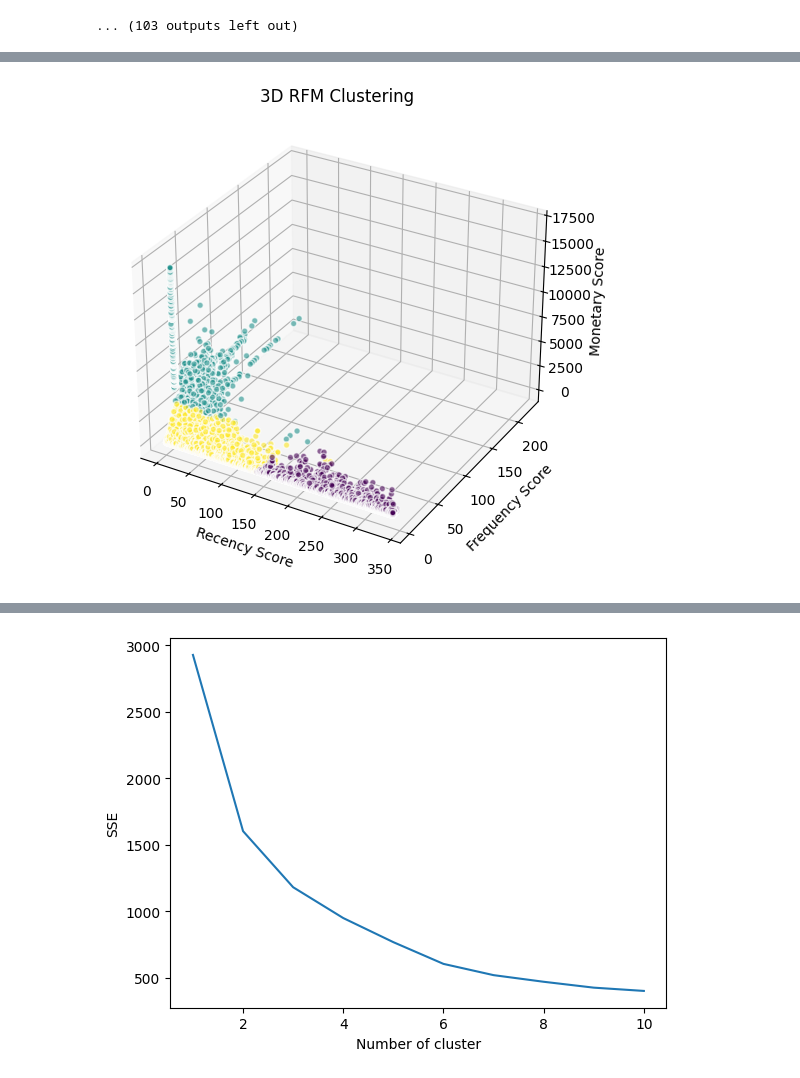
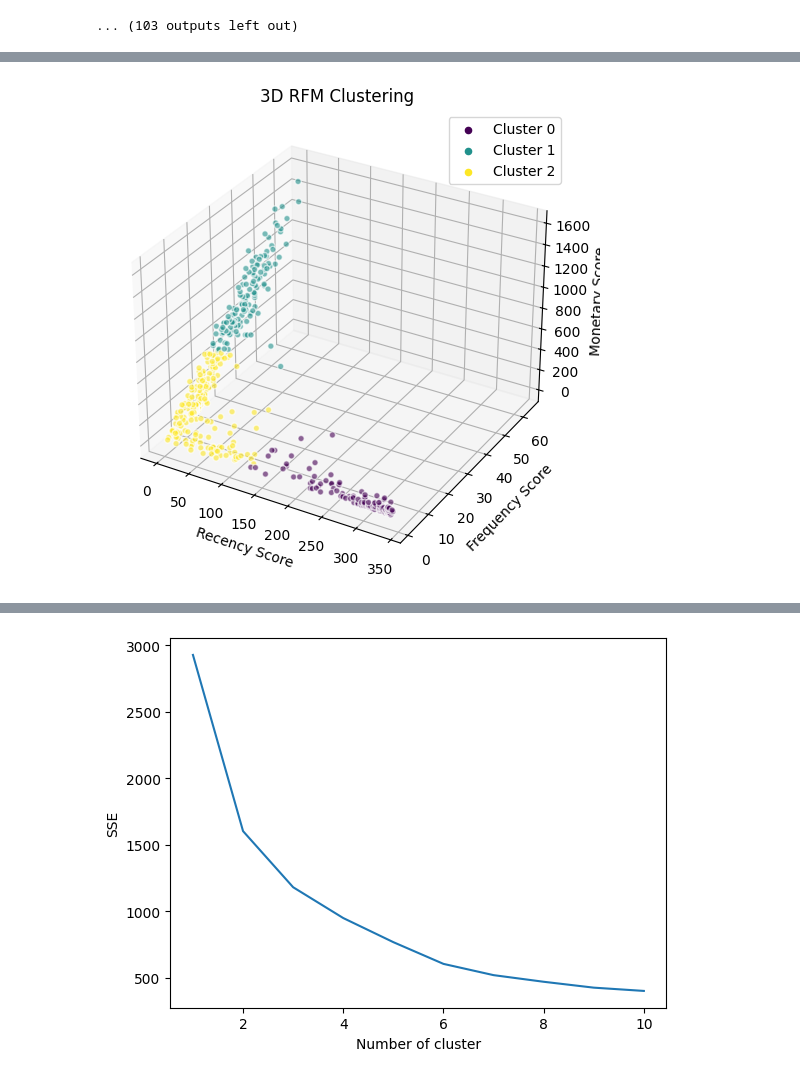
Before and after one commit to UoB-DSMP-2023-24/dsmp-2024-group28, a Jupyter notebook: Related_code/second_dataset/EDA_for_New_Dataset_1.ipynb, the cells around one changed output, grey strips where cells are left out. Drawn from its saved outputs; the diff is of its cells as text; code cells hidden in the pictures.

```diff
--- a/Related_code/second_dataset/EDA_for_New_Dataset_1.ipynb
+++ b/Related_code/second_dataset/EDA_for_New_Dataset_1.ipynb
@@ -362,14 +362,14 @@ print(mean_best_k)
 
 rfm = rfm[~rfm['Third Party Name'].isin(accounts_to_remove)]
 
-k_opt = 3  #This value is the inflection point value in the elbow diagram
-#Applying K-Means clustering
-kmeans = KMeans(n_clusters=k_opt, random_state=42)
-scaler = StandardScaler()
-rfm_scaled = scaler.fit_transform(rfm[['recency', 'frequency', 'monetary']])
-clusters = kmeans.fit_predict(rfm_scaled)
-rfm['Cluster'] = clusters
-rfm['Cluster'] = kmeans.fit_predict(rfm_scaled)
+# k_opt = 3  #This value is the inflection point value in the elbow diagram
+# #Applying K-Means clustering
+# kmeans = KMeans(n_clusters=k_opt, random_state=42)
+# scaler = StandardScaler()
+# rfm_scaled = scaler.fit_transform(rfm[['recency', 'frequency', 'monetary']])
+# clusters = kmeans.fit_predict(rfm_scaled)
+# rfm['Cluster'] = clusters
+# rfm['Cluster'] = kmeans.fit_predict(rfm_scaled)
 # %% [output]
 Processing account: a cut above
 Not enough unique data points to perform Elbow Method for account a cut above.
@@ -396,24 +471,42 @@ Processing account: brilliant brushes
 # %%
+account_rfm = rfm[rfm['Third Party Name'] == rfm['Third Party Name'].unique()[1]]
+
+scaler = StandardScaler()
+rfm_scaled = scaler.fit_transform(account_rfm[['recency', 'frequency', 'monetary']])
 rfm_original = scaler.inverse_transform(rfm_scaled)
+
+kmeans = KMeans(n_clusters=3, random_state=42)
+kmeans.fit(rfm_scaled)
+clusters = kmeans.labels_
 
 #Create a new graph and a 3D subgraph
 fig = plt.figure(figsize=(8, 6))
 ax = fig.add_subplot(111, projection='3d')
+
 
 #Assign data points to three-dimensional space
 xs = rfm_original[:, 0]  # Recency
 ys = rfm_original[:, 1]  # Frequency
 zs = rfm_original[:, 2]  # Monetary
 
+
 #Create a 3D scatter plot with colors defined by clustering labels
 scatter = ax.scatter(xs, ys, zs, c=clusters, cmap='viridis', marker='o', alpha=0.6, edgecolors='w')
 
-#Set chart titles and axis labels
+
+ #Set chart titles and axis labels
 ax.set_title('3D RFM Clustering')
 ax.set_xlabel('Recency Score')
 ax.set_ylabel('Frequency Score')
 ax.set_zlabel('Monetary Score')
 
+colors = [scatter.cmap(a) for a in np.linspace(0, 1, len(np.unique(clusters)))]
+labels = [f'Cluster {i}' for i in np.unique(clusters)]
+for color, label in zip(colors, labels):
+    ax.scatter([], [], [], color=color, label=label)
+
+ax.legend()
+ax.legend()
 plt.show()
 # %% [output]
-[figure, old version]
+[figure, new version]
```
Also changed, not shown: parts of 7 cells of this notebook.
